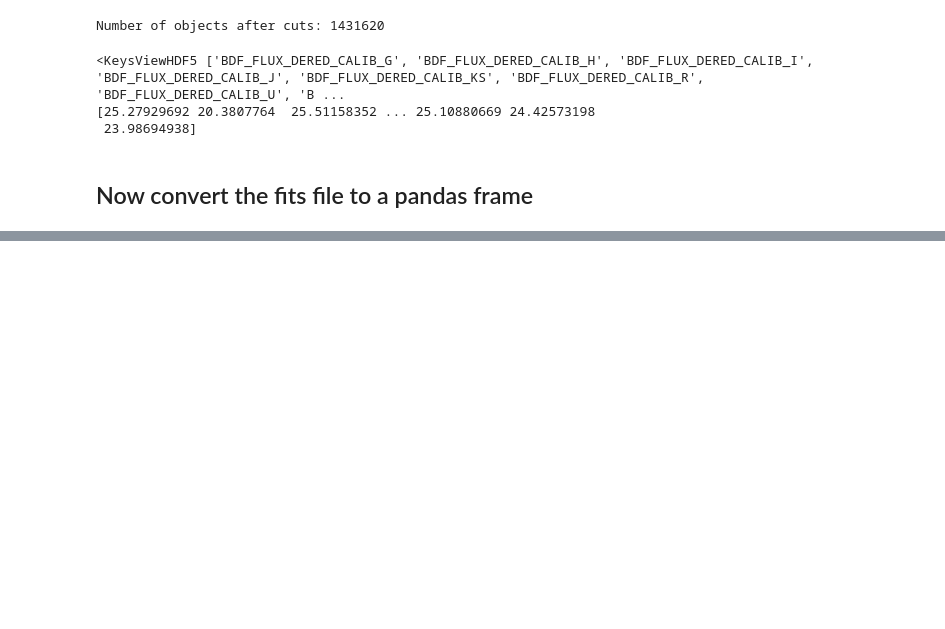
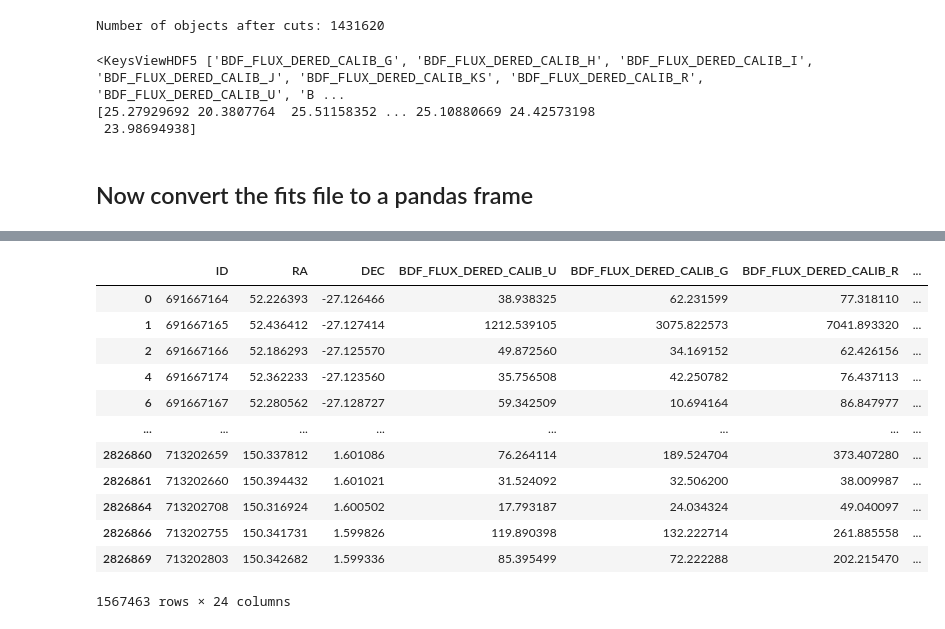
Before and after one commit to chihway/mapping_the_universe, a Jupyter notebook: Basic/Tutorial 2 - Galaxy Catalogs.ipynb, the cells around one changed output, grey strips where cells are left out. Saved outputs shown, nothing was run; the diff lists cells and outputs as text; code cells hidden in the pictures; blank space fills up the shorter version.

```diff
--- a/Basic/Tutorial 2 - Galaxy Catalogs.ipynb
+++ b/Basic/Tutorial 2 - Galaxy Catalogs.ipynb
@@ -292,0 +399,17 @@ print(df.head())
+# %%
+# Filter for certain columns
+df[df["KNN_CLASS"].isin([1,2])]
+# %% [output]
+|  | ID | RA | DEC | BDF_FLUX_DERED_CALIB_U | BDF_FLUX_DERED_CALIB_G | BDF_FLUX_DERED_CALIB_R | ... |
+| 0 | 691667164 | 52.226393 | -27.126466 | 38.938325 | 62.231599 | 77.318110 | ... |
+| 1 | 691667165 | 52.436412 | -27.127414 | 1212.539105 | 3075.822573 | 7041.893320 | ... |
+| 2 | 691667166 | 52.186293 | -27.125570 | 49.872560 | 34.169152 | 62.426156 | ... |
+| 4 | 691667174 | 52.362233 | -27.123560 | 35.756508 | 42.250782 | 76.437113 | ... |
+| 6 | 691667167 | 52.280562 | -27.128727 | 59.342509 | 10.694164 | 86.847977 | ... |
+| ... | ... | ... | ... | ... | ... | ... | ... |
+| 2826860 | 713202659 | 150.337812 | 1.601086 | 76.264114 | 189.524704 | 373.407280 | ... |
+| 2826861 | 713202660 | 150.394432 | 1.601021 | 31.524092 | 32.506200 | 38.009987 | ... |
+| 2826864 | 713202708 | 150.316924 | 1.600502 | 17.793187 | 24.034324 | 49.040097 | ... |
+| 2826866 | 713202755 | 150.341731 | 1.599826 | 119.890398 | 132.222714 | 261.885558 | ... |
+| 2826869 | 713202803 | 150.342682 | 1.599336 | 85.395499 | 72.222288 | 202.215470 | ... |
+1567463 rows × 24 columns
```
Also changed, not shown: parts of 19 cells of this notebook.
